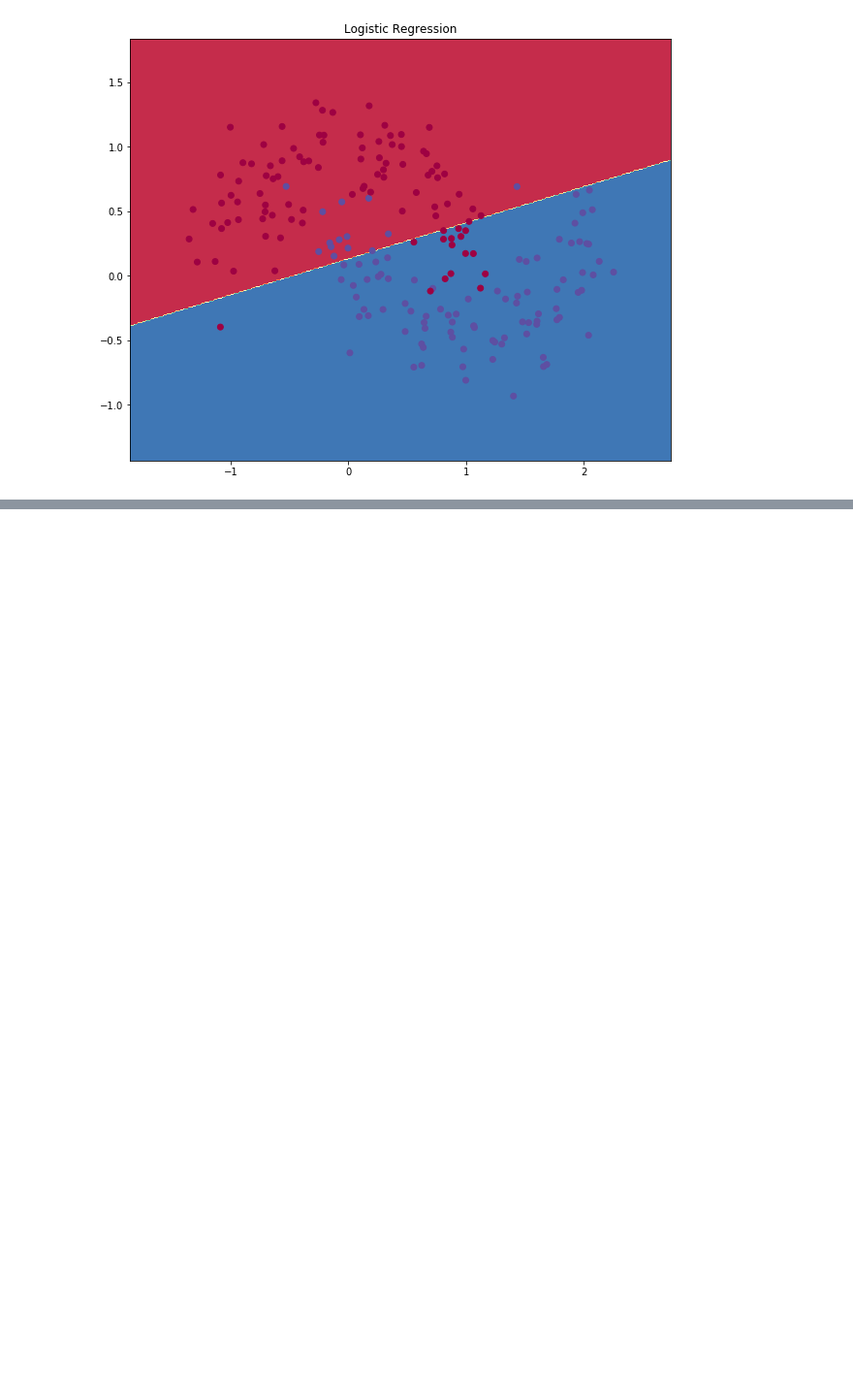
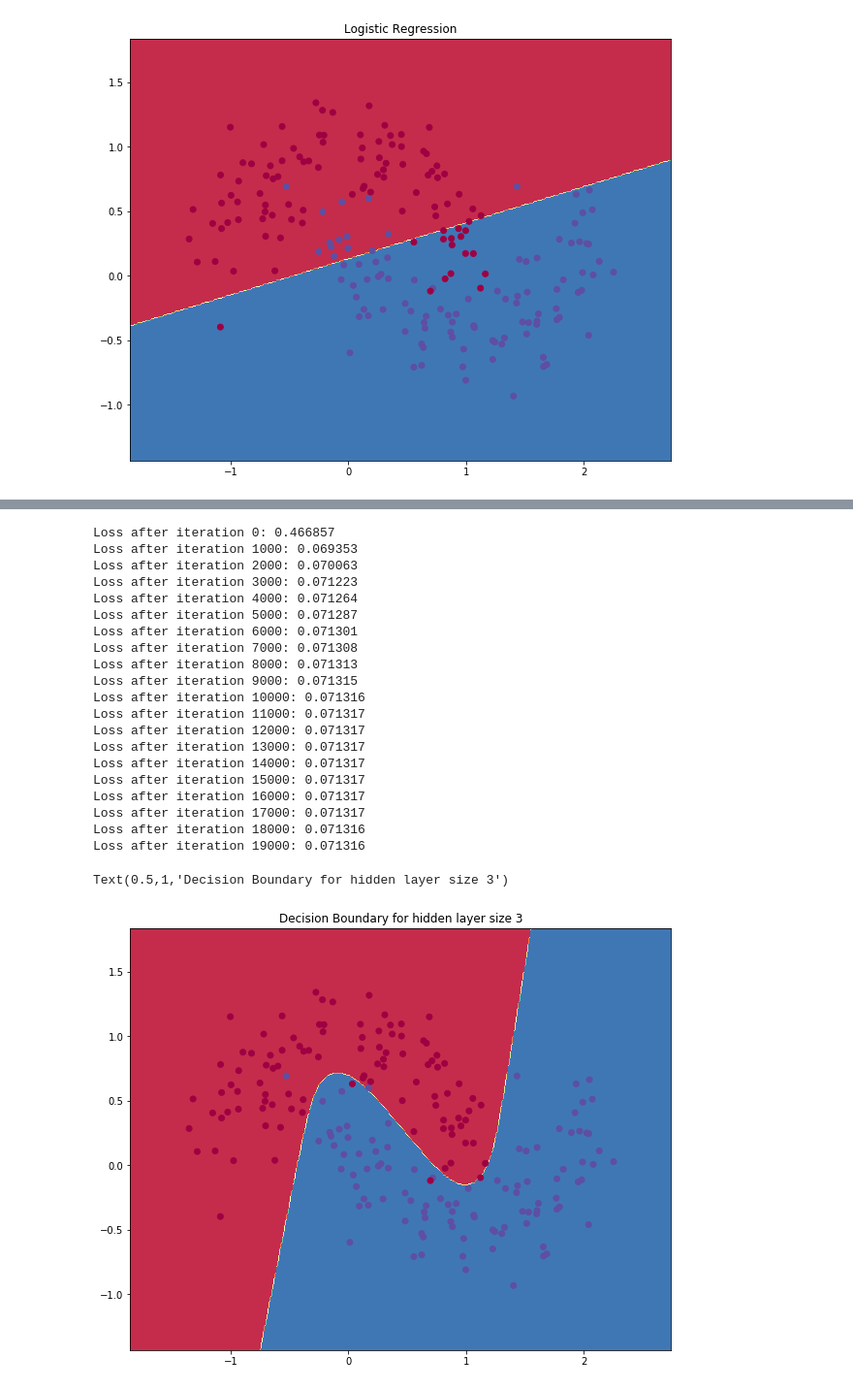
Before and after one commit to koper921/FromScratchDL, a Jupyter notebook: FromScratchDL.ipynb, the cells around one changed output, grey strips where cells are left out. Shown: that part at 97% size. Drawn from its saved outputs; the diff is of its cells as text; code cells hidden in the pictures; blank space fills up the shorter version.

```diff
--- a/FromScratchDL.ipynb
+++ b/FromScratchDL.ipynb
@@ -272,3 +213,38 @@ class Modele:
+# %%
+modele1=Modele(3, X, y)
+for i in range(0,20000):
+    z1, a1, z2, exp_scores, probs= modele1.feedForward()
+    dW2, db2, dW1, db1= modele1.backpropagation(probs, a1)
+    modele1.gradientDescente(dW2, db2, dW1, db1)
+    val= modele1.build( i, True )
+
+
+# Plot the decision boundary
+plot_decision_boundary(lambda x: model.predict(val, x))
+plt.title("Decision Boundary for hidden layer size 3")
+# %% [output]
+Loss after iteration 0: 0.466857
+Loss after iteration 1000: 0.069353
+Loss after iteration 2000: 0.070063
+Loss after iteration 3000: 0.071223
+Loss after iteration 4000: 0.071264
+Loss after iteration 5000: 0.071287
+Loss after iteration 6000: 0.071301
+Loss after iteration 7000: 0.071308
+Loss after iteration 8000: 0.071313
+Loss after iteration 9000: 0.071315
+Loss after iteration 10000: 0.071316
+Loss after iteration 11000: 0.071317
+Loss after iteration 12000: 0.071317
+Loss after iteration 13000: 0.071317
+Loss after iteration 14000: 0.071317
+Loss after iteration 15000: 0.071317
+Loss after iteration 16000: 0.071317
+Loss after iteration 17000: 0.071317
+Loss after iteration 18000: 0.071316
+Loss after iteration 19000: 0.071316
+Text(0.5,1,'Decision Boundary for hidden layer size 3')
+[figure, added]
 # %%
 model = Modele(3, X, y)
 vecteurs= model.build_model(  print_loss=True)
```
Also changed, not shown: parts of 6 cells of this notebook.
